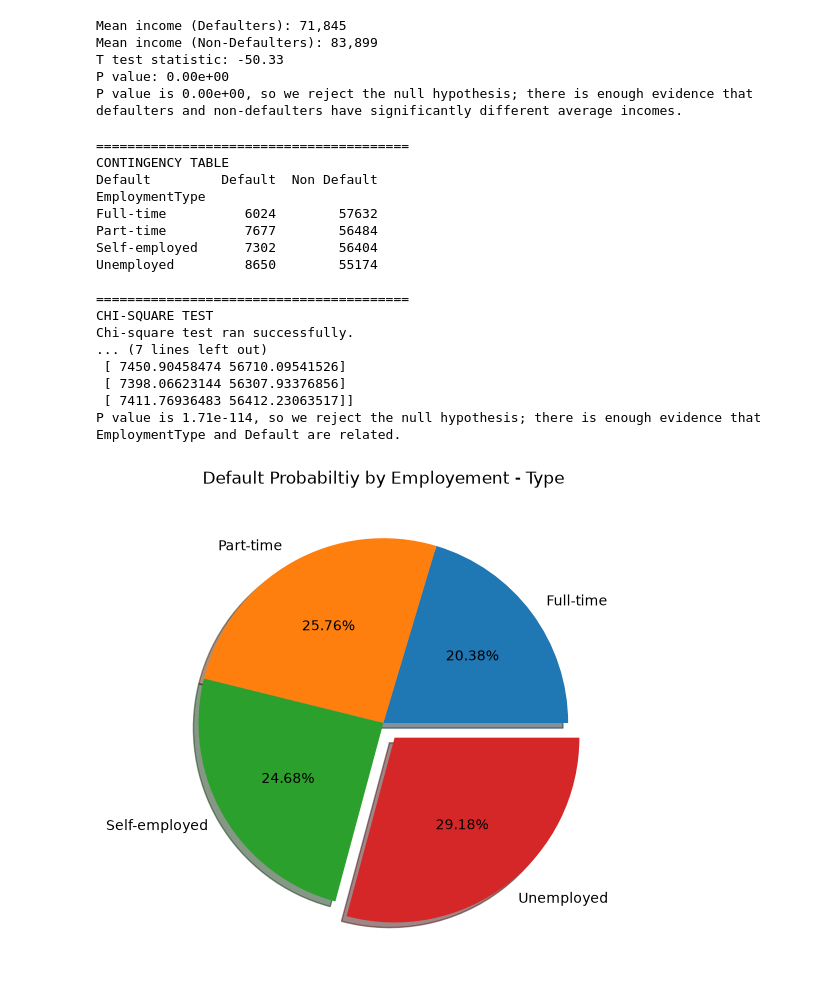
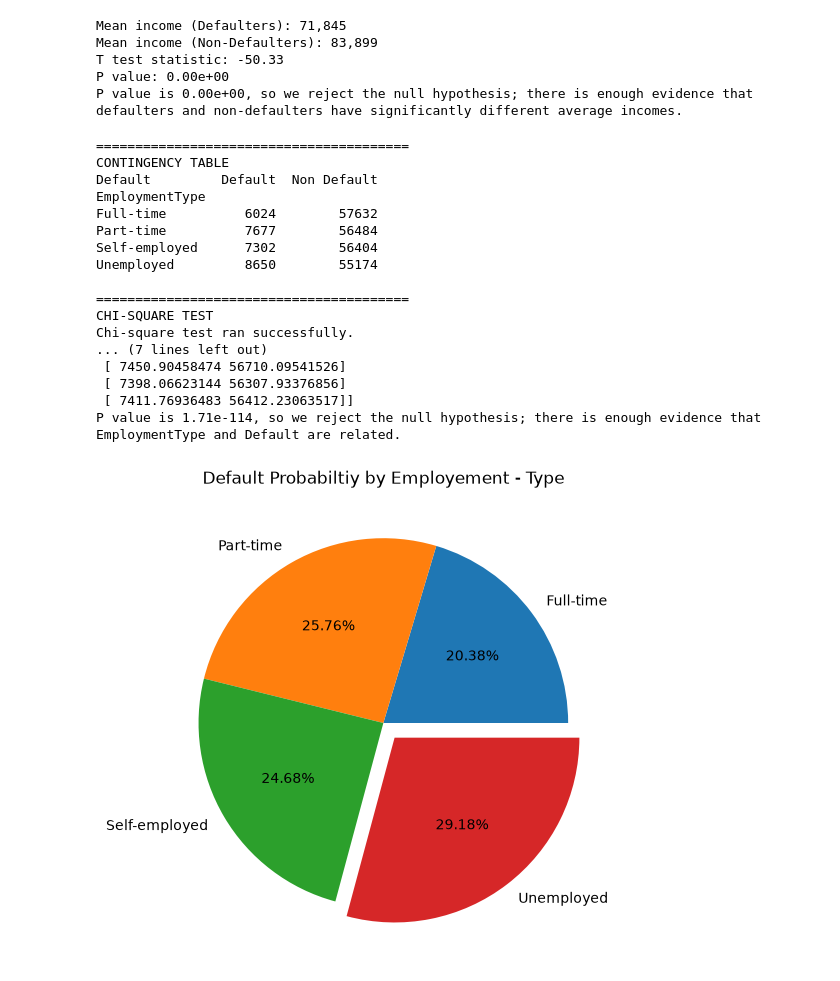
Before and after one commit to Muhammad-Ghulam-Ali/statistics-python-mastery, a Jupyter notebook: 05_hypothesis_testing/practice.ipynb, the cells around one changed output. Saved outputs shown, nothing was run; the diff lists cells and outputs as text; code cells hidden in the pictures.

Commit message:
fixed pie chart

```diff
--- a/05_hypothesis_testing/practice.ipynb
+++ b/05_hypothesis_testing/practice.ipynb
@@ -143,32 +143,31 @@ else:
 # Problem 4
 default_rate = contingency_table['Default'] / contingency_table.sum(axis=1)
 
 plt.figure(figsize=(6,6))
 default_rate.plot(
     kind='pie', labels=default_rate.index,
     autopct = "%.2f%%",
     explode = (0,0,0,0.1),
-    shadow = True
     )
 plt.title("Default Probabiltiy by Employement - Type")
 plt.show()
 # Unemployed borrowers have the highest default rate (~29.18%), likely because they lack a stable income source to reliably repay loans.
 # %% [output]
 ========================================
 CONTINGENCY TABLE
 Default         Default  Non Default
 EmploymentType
 Full-time          6024        57632
 Part-time          7677        56484
 Self-employed      7302        56404
 Unemployed         8650        55174
 
 ========================================
 CHI-SQUARE TEST
 Chi-square test ran successfully.
 ... (7 lines left out)
  [ 7450.90458474 56710.09541526]
  [ 7398.06623144 56307.93376856]
  [ 7411.76936483 56412.23063517]]
 P value is 1.71e-114, so we reject the null hypothesis; there is enough evidence that EmploymentType and Default are related.
-[figure, old version]
+[figure, new version]
```
